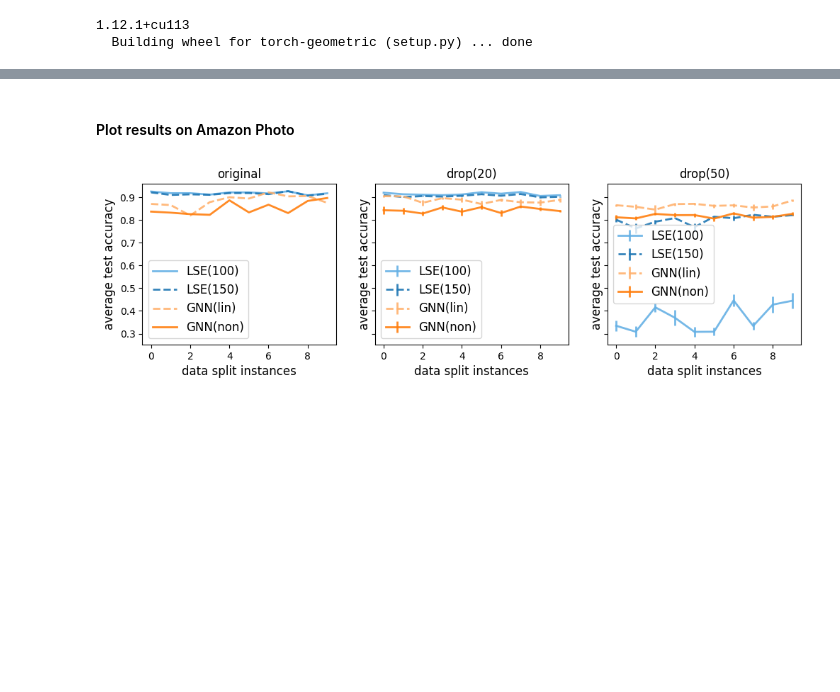
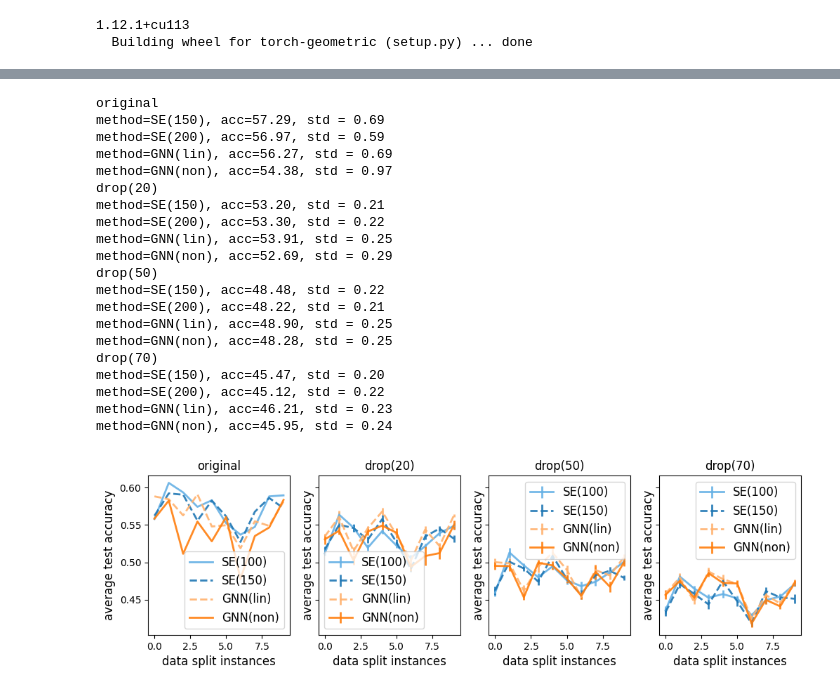
Before and after one commit to nhuang37/GNN_community_detection, a Jupyter notebook: Experiment_real_world.ipynb, the cells around one changed output, grey strips where cells are left out. Cells and saved outputs as stored; diff of their text form; code cells hidden in the pictures; blank space fills up the shorter version.

```diff
--- a/Experiment_real_world.ipynb
+++ b/Experiment_real_world.ipynb
@@ -88,27 +116,51 @@ finish for model=GNN(non), mean_acc=0.851437929868698
-# %% [markdown]
-#### Plot results on Amazon Photo
-# %%
-result_d = pickle.load(open( "result/amazon0_4_.pkl", "rb" ) )
-result_20 = pickle.load(open( "result/amazon20_4_.pkl", "rb" ) )
-result_50 = pickle.load(open( "result/amazon50_4_.pkl", "rb" ) )
+# %%
+norm_flag = False
+
+result_d = pickle.load(open(f"result/data=wiki_pct=0_degree=2_SPonly=False_GNNonly=False_norm={norm_flag}_type=global_edges=5", "rb" ) )
+result_20 = pickle.load(open(f"result/data=wiki_pct=20_degree=2_SPonly=False_GNNonly=False_norm={norm_flag}_type=global_edges=5", "rb" ) )
+result_50 = pickle.load(open(f"result/data=wiki_pct=50_degree=2_SPonly=False_GNNonly=False_norm={norm_flag}_type=global_edges=5", "rb" ) )
+result_70 = pickle.load(open(f"result/data=wiki_pct=70_degree=2_SPonly=False_GNNonly=False_norm={norm_flag}_type=global_edges=5", "rb" ) )
 # %%
-fig, axs = plt.subplots(ncols=3, figsize=(12,3), sharex=True, sharey=True, dpi=100)
-names = ["original","drop(20)","drop(50)"]
-colors = {'SP(100)': lighten_color('tab:blue', 0.6), 'SP(150)': 'tab:blue', 'GNN(lin)': lighten_color('tab:orange', 0.6), 'GNN(non)': 'tab:orange'}
-styles = {'SP(100)':'-','SP(150)':'--', 'GNN(lin)':'--', 'GNN(non)':'-'}
-
-for i, result in enumerate([result_d, result_20, result_50]):
+fig, axs = plt.subplots(ncols=4, figsize=(12,3), sharex=True, sharey=True, dpi=100)
+names = ["original","drop(20)","drop(50)", "drop(70)"]
+colors = {'SE(150)': lighten_color('tab:blue', 0.6), 'SE(200)': 'tab:blue', 'GNN(lin)': lighten_color('tab:orange', 0.6), 'GNN(non)': 'tab:orange'}
+styles = {'SE(150)':'-','SE(200)':'--', 'GNN(lin)':'--', 'GNN(non)':'-'}
+for i, result in enumerate([result_d, result_20, result_50, result_70]):
+  print(names[i])
   axs[i].set_title(names[i])
-  for key, value in result['photo'].items():
+  for key, value in result['chameleon'].items():
     if i == 0:
       axs[i].plot(value, label=key, color=colors[key], alpha=0.9, linewidth=2, linestyle=styles[key])
+      print(f"method={key}, acc={np.array(value).mean()*100:.2f}, std = {np.array(value).std()*100/np.sqrt(10):.2f}")
+
     else:
       data= np.array(value)
       axs[i].errorbar(np.arange(10), data.mean(axis=0), yerr = data.std(axis=0)/np.sqrt(10), label=key, color=colors[key], alpha=0.9, linewidth=2, linestyle=styles[key])
+      print(f"method={key}, acc={data.mean()*100:.2f}, std = {data.std()*100/10:.2f}") #we have 10 random graphs, each one with 10 different splits = 100 runs => np.sqrt(100) = 10
 
-  axs[i].legend(['LSE(100)', 'LSE(150)', 'GNN(lin)', 'GNN(non)'], fontsize=12)
+  axs[i].legend(['SE(100)', 'SE(150)', 'GNN(lin)', 'GNN(non)'], fontsize=12)
   axs[i].set_xlabel("data split instances", fontsize=12)
   axs[i].set_ylabel("average test accuracy", fontsize=12)
 plt.show()
 # %% [output]
+original
+method=SE(150), acc=57.29, std = 0.69
+method=SE(200), acc=56.97, std = 0.59
+method=GNN(lin), acc=56.27, std = 0.69
+method=GNN(non), acc=54.38, std = 0.97
+drop(20)
+method=SE(150), acc=53.20, std = 0.21
+method=SE(200), acc=53.30, std = 0.22
+method=GNN(lin), acc=53.91, std = 0.25
+method=GNN(non), acc=52.69, std = 0.29
+drop(50)
+method=SE(150), acc=48.48, std = 0.22
+method=SE(200), acc=48.22, std = 0.21
+method=GNN(lin), acc=48.90, std = 0.25
+method=GNN(non), acc=48.28, std = 0.25
+drop(70)
+method=SE(150), acc=45.47, std = 0.20
+method=SE(200), acc=45.12, std = 0.22
+method=GNN(lin), acc=46.21, std = 0.23
+method=GNN(non), acc=45.95, std = 0.24
-[figure, old version]
+[figure, new version]
```
Also changed, not shown: parts of 15 cells of this notebook.
